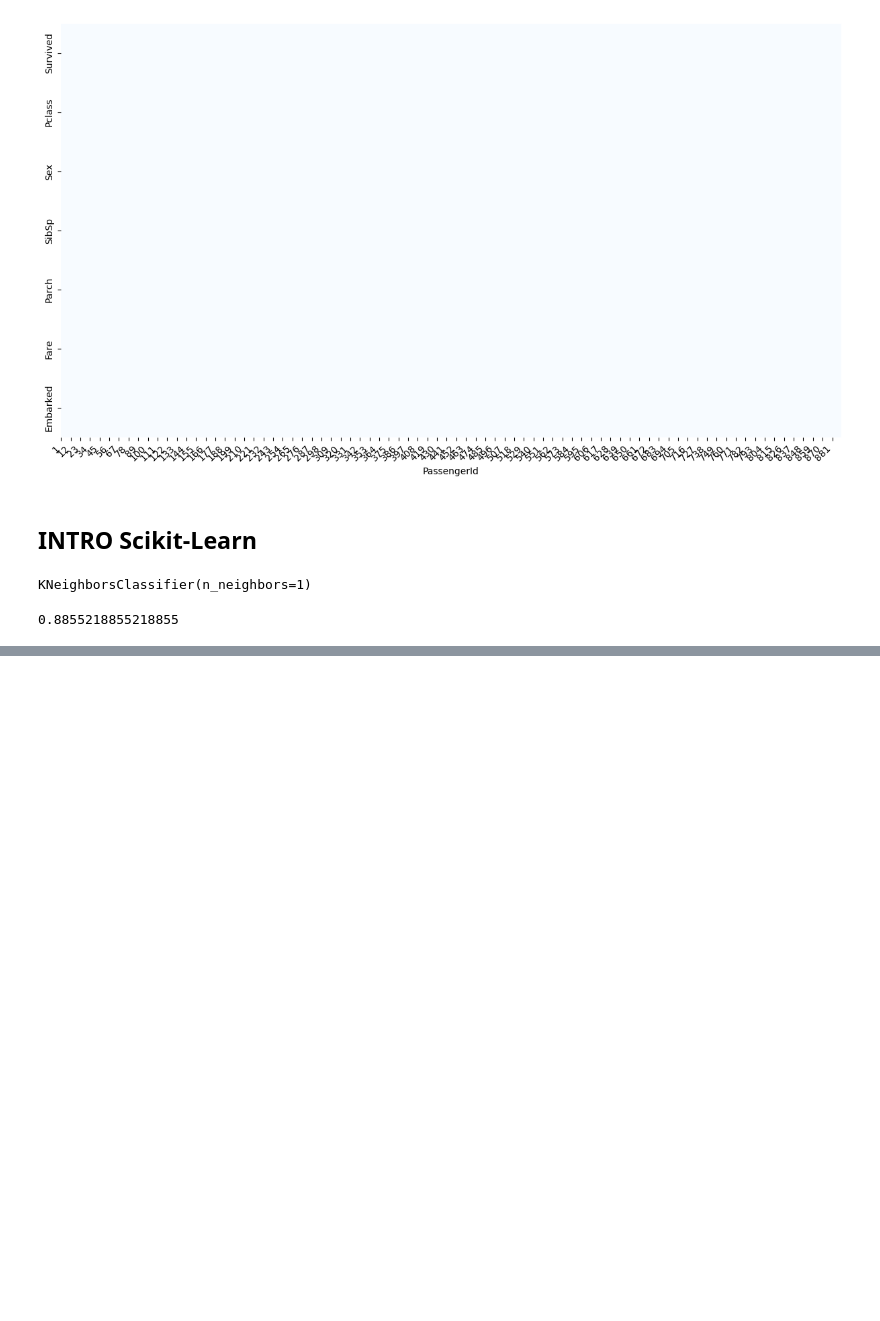
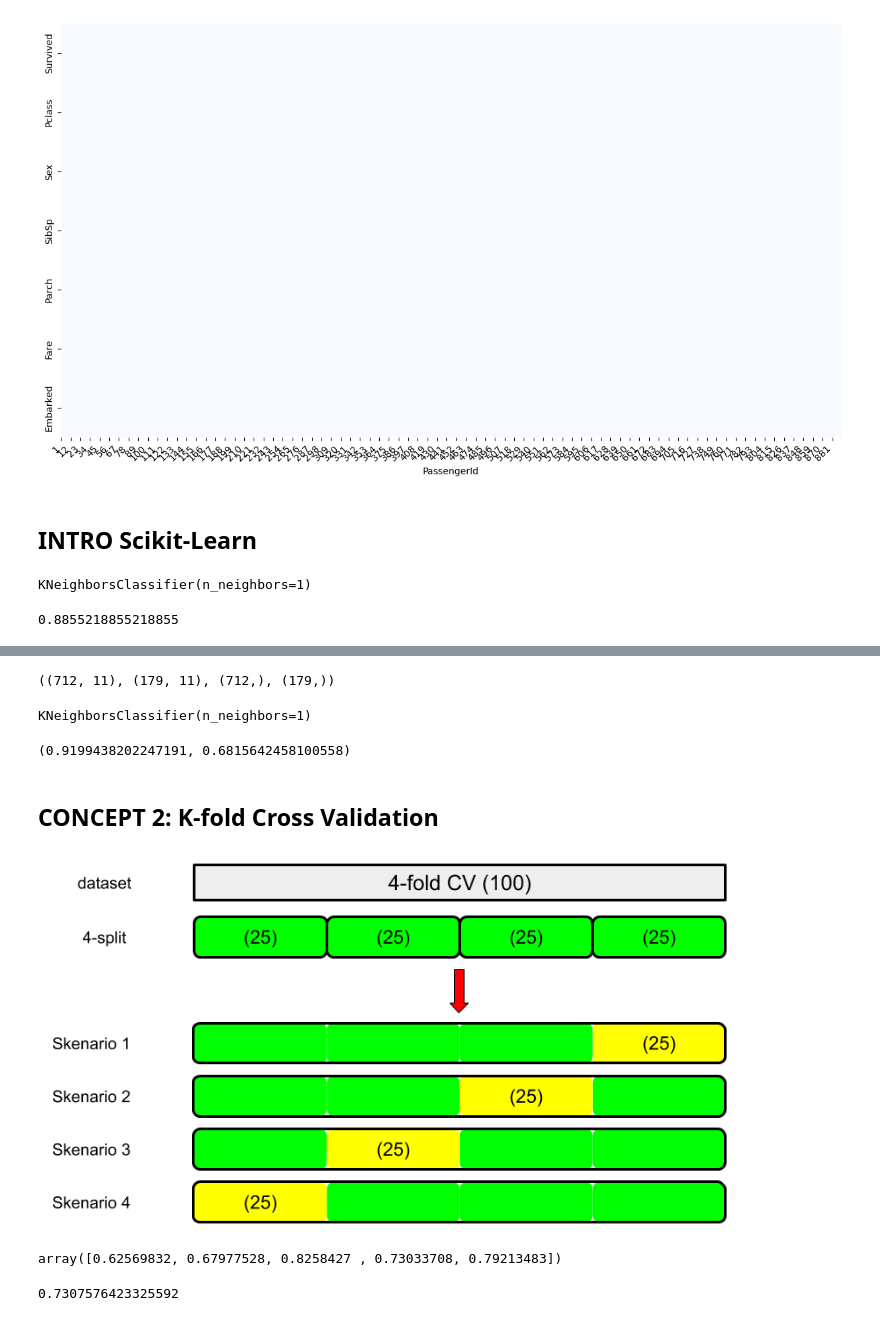
Before and after one commit to Ibnuamrithaher/Mechine-Learning-And-Deep-Learning, a Jupyter notebook: Course 2/Scikit_learn.ipynb, the cells around one changed output, grey strips where cells are left out. Saved outputs shown, nothing was run; the diff lists cells and outputs as text; code cells hidden in the pictures; blank space fills up the shorter version.

```diff
--- a/Course 2/Scikit_learn.ipynb
+++ b/Course 2/Scikit_learn.ipynb
@@ -128,0 +137,25 @@ knn.score(x,y)
+# %%
+x = df.drop(columns="Survived")
+y = df.Survived
+
+x = pd.get_dummies(x, columns=["Pclass","Sex","Embarked"])
+
+X_train, X_test, y_train, y_test = train_test_split(x, y, test_size=0.2, stratify=y, random_state=42)
+X_train.shape, X_test.shape, y_train.shape, y_test.shape
+# %% [output]
+((712, 11), (179, 11), (712,), (179,))
+# %%
+knn = KNeighborsClassifier(n_neighbors=1)
+knn.fit(X_train, y_train)
+# %% [output]
+KNeighborsClassifier(n_neighbors=1)
+# %%
+knn.score(X_train, y_train), knn.score(X_test, y_test)
+# %% [output]
+(0.9199438202247191, 0.6815642458100558)
+# %% [markdown]
+## **CONCEPT 2: K-fold Cross Validation**
+# %%
+illustration.kfold_cv
+# %% [output]
+[figure, added]
@@ -128,0 +164,10 @@ knn.score(x,y)
+# %%
+knn = KNeighborsClassifier(n_neighbors=1)
+cross_val_score(knn, x, y, cv=5)
+# %% [output]
+array([0.62569832, 0.67977528, 0.8258427 , 0.73033708, 0.79213483])
+# %%
+cross_val_score(knn, x, y, cv=5).mean()
+#hasil 5foldvalidation
+# %% [output]
+0.7307576423325592
```
Also changed, not shown: parts of 23 cells of this notebook.
